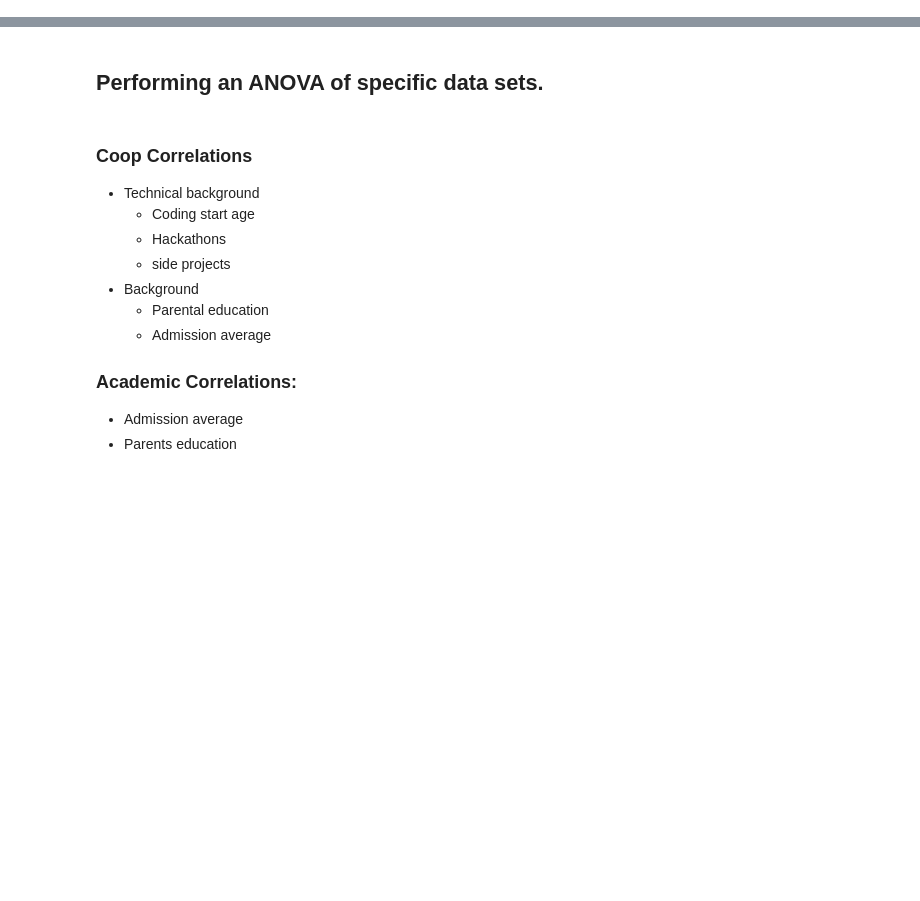
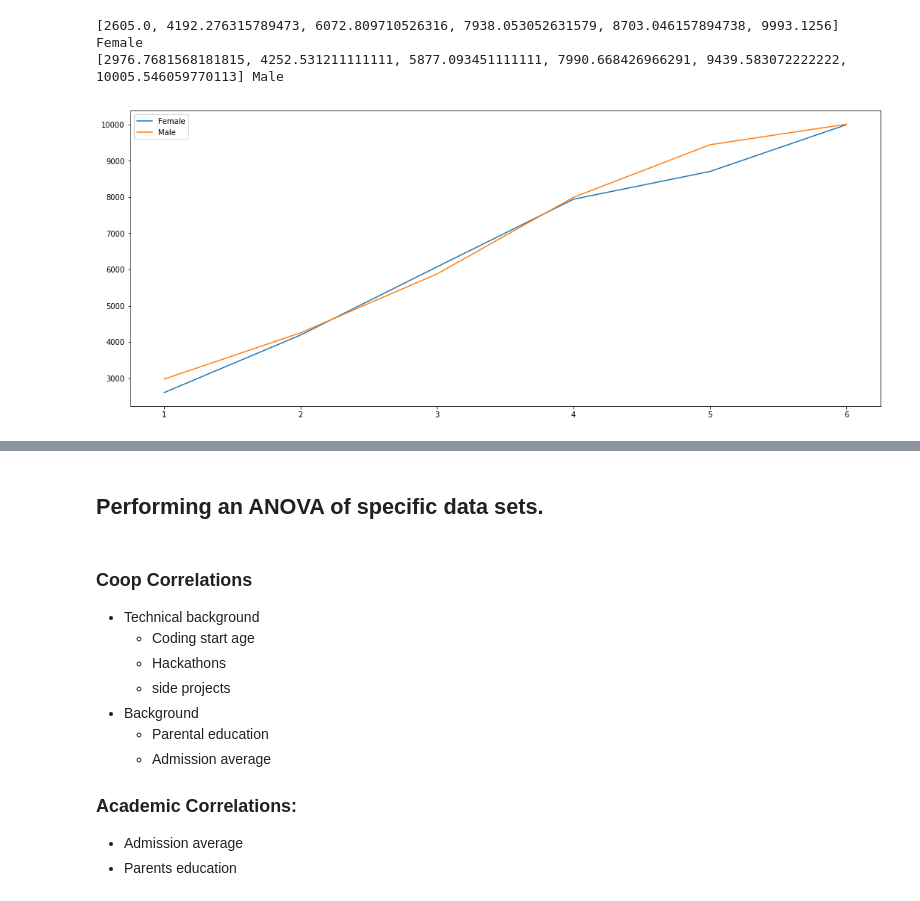
Before and after one commit to se2018/class-profile, a Jupyter notebook: analyses/Render-Correlations.ipynb, the cells around one changed output, grey strips where cells are left out. Saved outputs shown, nothing was run; the diff lists cells and outputs as text; code cells hidden in the pictures; blank space fills up the shorter version.

```diff
--- a/analyses/Render-Correlations.ipynb
+++ b/analyses/Render-Correlations.ipynb
@@ -38,3 +42,9 @@ def render_file(b):
+# %%
+process_file('gender_buckets.json')
+# %% [output]
+[2605.0, 4192.276315789473, 6072.809710526316, 7938.053052631579, 8703.046157894738, 9993.1256] Female
+[2976.7681568181815, 4252.531211111111, 5877.093451111111, 7990.668426966291, 9439.583072222222, 10005.546059770113] Male
+[figure, added]
 # %%
 for i in os.listdir(bucket_path):
     if i.startswith('.'):
```
Also changed, not shown: parts of 13 cells of this notebook, 1 other file.
